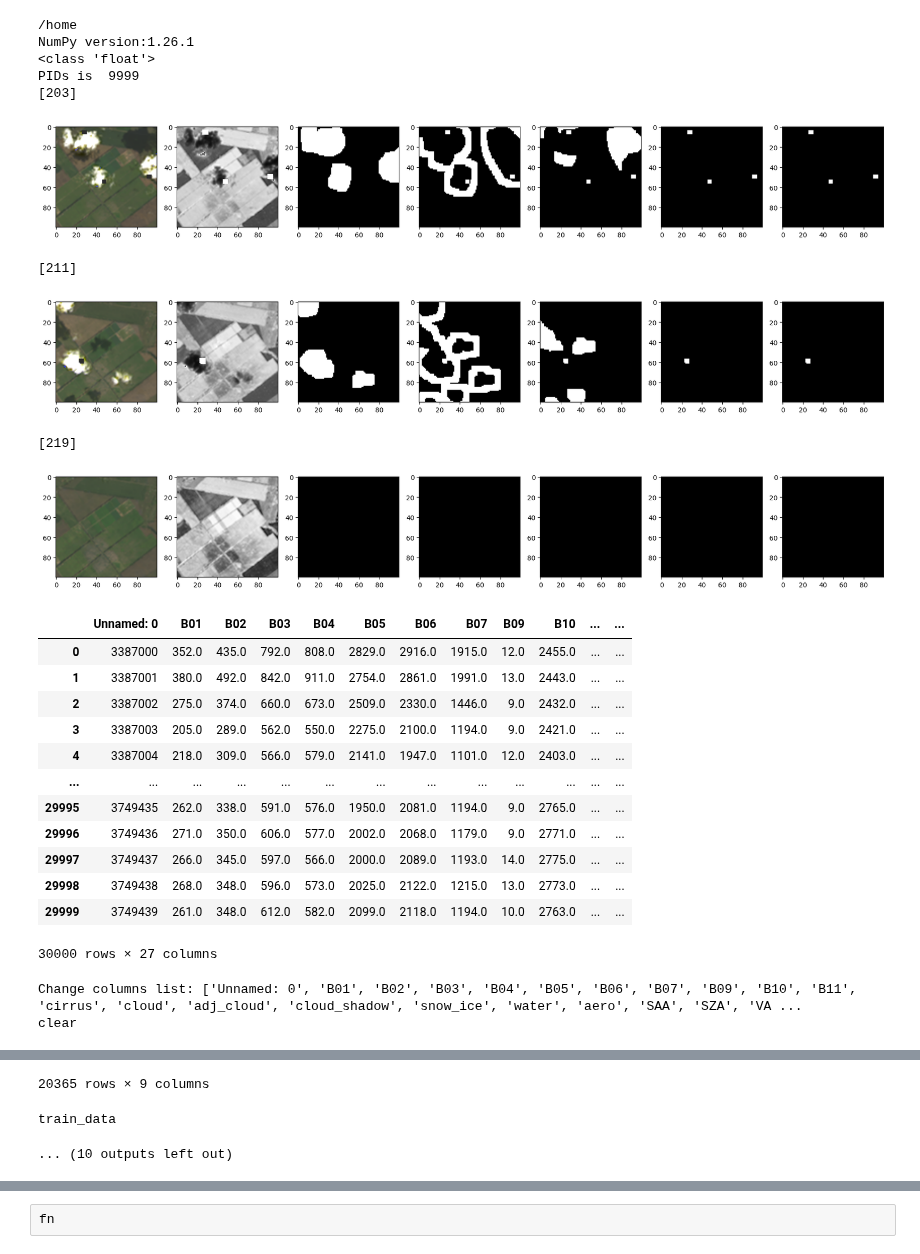
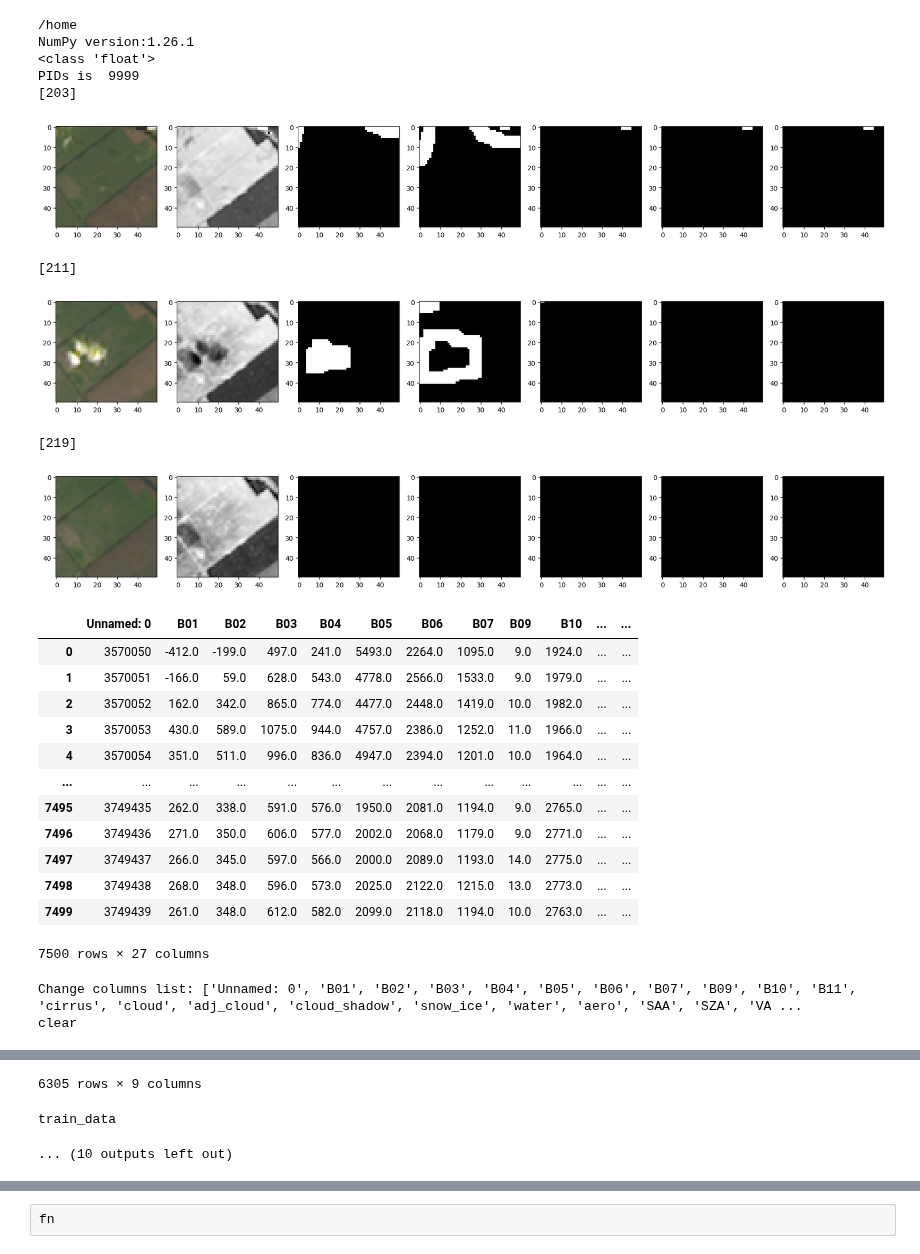
Before and after one commit to koyacolab/aispace, a Jupyter notebook: ai.ipynb, the cells around one changed output, grey strips where cells are left out. Saved outputs shown, nothing was run; the diff lists cells and outputs as text; code cells hidden in the pictures.

```diff
--- a/ai.ipynb
+++ b/ai.ipynb
@@ -157,12 +157,13 @@ print(table_dtype)
 hls_data = HLSDataSet(table_dtype = table_dtype)
 
 #### clip 50x50 subdataset
-# hls_data.clip_dataset(x1=50.0, y1=50.0, x2=100.0, y2=100.0)
+hls_data.clip_dataset(x1=50.0, y1=50.0, x2=100.0, y2=100.0)
 
-doys = [171, 179, 187, 195, 203, 211, 219]
+# doys = [171, 179, 187, 195, 203, 211, 219]
 doys = [171, 179, 187, 203, 211, 219]
 # doys = [203, 211, 219]
 doys = [203, 211, 219]
+
 df = hls_data._get_data_doys(doys = doys, SHOW=True)
 display(df)
 
@@ -180,51 +181,51 @@ df1, df2 = hls_data._set_clear_cloud()
 data, nan, clear, cloud = hls_data._set_train_columns_name()
 
 print('clear')
 display(clear)
 
 # train_data, test_data = hls_data._set_train_test_data(doy=211.0, x1=60.0, y1=40.0, x2=75.0, y2=55.0)
 
 train_data, test_data = hls_data._set_train_test_data(doy=211.0, x1=45.0, y1=45.0, x2=50.0, y2=50.0)
 # train_data, test_data = hls_data._set_timeseries_train_test_data(doy=211.0, x1=50.0, y1=50.0, x2=100.0, y2=100.0)
 
 print('train_data')
 display(train_data)
 print('test_data')
 display(test_data)
 # display(data)
 # display(nan)
 # display(clear)
 # display(cloud)
 
 hls_data._to_impute()
 hls_data._inference_train_test_data()
 hls_data._inference_imshow()
 
 # fn
 # %% [output]
 /home
 NumPy version:1.26.1
 <class 'float'>
 PIDs is  9999
 [203]
-[figure, old version]
+[figure, new version]
 [211]
-[figure, old version]
+[figure, new version]
 [219]
-[figure, old version]
+[figure, new version]
 |  | Unnamed: 0 | B01 | B02 | B03 | B04 | B05 | B06 | B07 | B09 | B10 | ... | ... |
-| 0 | 3387000 | 352.0 | 435.0 | 792.0 | 808.0 | 2829.0 | 2916.0 | 1915.0 | 12.0 | 2455.0 | ... | ... |
-| 1 | 3387001 | 380.0 | 492.0 | 842.0 | 911.0 | 2754.0 | 2861.0 | 1991.0 | 13.0 | 2443.0 | ... | ... |
-| 2 | 3387002 | 275.0 | 374.0 | 660.0 | 673.0 | 2509.0 | 2330.0 | 1446.0 | 9.0 | 2432.0 | ... | ... |
-| 3 | 3387003 | 205.0 | 289.0 | 562.0 | 550.0 | 2275.0 | 2100.0 | 1194.0 | 9.0 | 2421.0 | ... | ... |
-| 4 | 3387004 | 218.0 | 309.0 | 566.0 | 579.0 | 2141.0 | 1947.0 | 1101.0 | 12.0 | 2403.0 | ... | ... |
+| 0 | 3570050 | -412.0 | -199.0 | 497.0 | 241.0 | 5493.0 | 2264.0 | 1095.0 | 9.0 | 1924.0 | ... | ... |
+| 1 | 3570051 | -166.0 | 59.0 | 628.0 | 543.0 | 4778.0 | 2566.0 | 1533.0 | 9.0 | 1979.0 | ... | ... |
+| 2 | 3570052 | 162.0 | 342.0 | 865.0 | 774.0 | 4477.0 | 2448.0 | 1419.0 | 10.0 | 1982.0 | ... | ... |
+| 3 | 3570053 | 430.0 | 589.0 | 1075.0 | 944.0 | 4757.0 | 2386.0 | 1252.0 | 11.0 | 1966.0 | ... | ... |
+| 4 | 3570054 | 351.0 | 511.0 | 996.0 | 836.0 | 4947.0 | 2394.0 | 1201.0 | 10.0 | 1964.0 | ... | ... |
 | ... | ... | ... | ... | ... | ... | ... | ... | ... | ... | ... | ... | ... |
-| 29995 | 3749435 | 262.0 | 338.0 | 591.0 | 576.0 | 1950.0 | 2081.0 | 1194.0 | 9.0 | 2765.0 | ... | ... |
-| 29996 | 3749436 | 271.0 | 350.0 | 606.0 | 577.0 | 2002.0 | 2068.0 | 1179.0 | 9.0 | 2771.0 | ... | ... |
-| 29997 | 3749437 | 266.0 | 345.0 | 597.0 | 566.0 | 2000.0 | 2089.0 | 1193.0 | 14.0 | 2775.0 | ... | ... |
-| 29998 | 3749438 | 268.0 | 348.0 | 596.0 | 573.0 | 2025.0 | 2122.0 | 1215.0 | 13.0 | 2773.0 | ... | ... |
-| 29999 | 3749439 | 261.0 | 348.0 | 612.0 | 582.0 | 2099.0 | 2118.0 | 1194.0 | 10.0 | 2763.0 | ... | ... |
+| 7495 | 3749435 | 262.0 | 338.0 | 591.0 | 576.0 | 1950.0 | 2081.0 | 1194.0 | 9.0 | 2765.0 | ... | ... |
+| 7496 | 3749436 | 271.0 | 350.0 | 606.0 | 577.0 | 2002.0 | 2068.0 | 1179.0 | 9.0 | 2771.0 | ... | ... |
+| 7497 | 3749437 | 266.0 | 345.0 | 597.0 | 566.0 | 2000.0 | 2089.0 | 1193.0 | 14.0 | 2775.0 | ... | ... |
+| 7498 | 3749438 | 268.0 | 348.0 | 596.0 | 573.0 | 2025.0 | 2122.0 | 1215.0 | 13.0 | 2773.0 | ... | ... |
+| 7499 | 3749439 | 261.0 | 348.0 | 612.0 | 582.0 | 2099.0 | 2118.0 | 1194.0 | 10.0 | 2763.0 | ... | ... |
-30000 rows × 27 columns
+7500 rows × 27 columns
 Change columns list: ['Unnamed: 0', 'B01', 'B02', 'B03', 'B04', 'B05', 'B06', 'B07', 'B09', 'B10', 'B11', 'cirrus', 'cloud', 'adj_cloud', 'cloud_shadow', 'snow_ice', 'water', 'aero', 'SAA', 'SZA', 'VA ...
 clear
 |  | B02 | B03 | B04 | B05 | NDVI | X | Y | DOY | PID |
@@ -242,4 +243,4 @@ clear
-20365 rows × 9 columns
+6305 rows × 9 columns
 train_data
 ... (10 outputs left out)
 # %%
```
Also changed, not shown: parts of 4 cells of this notebook, 2 other files.
